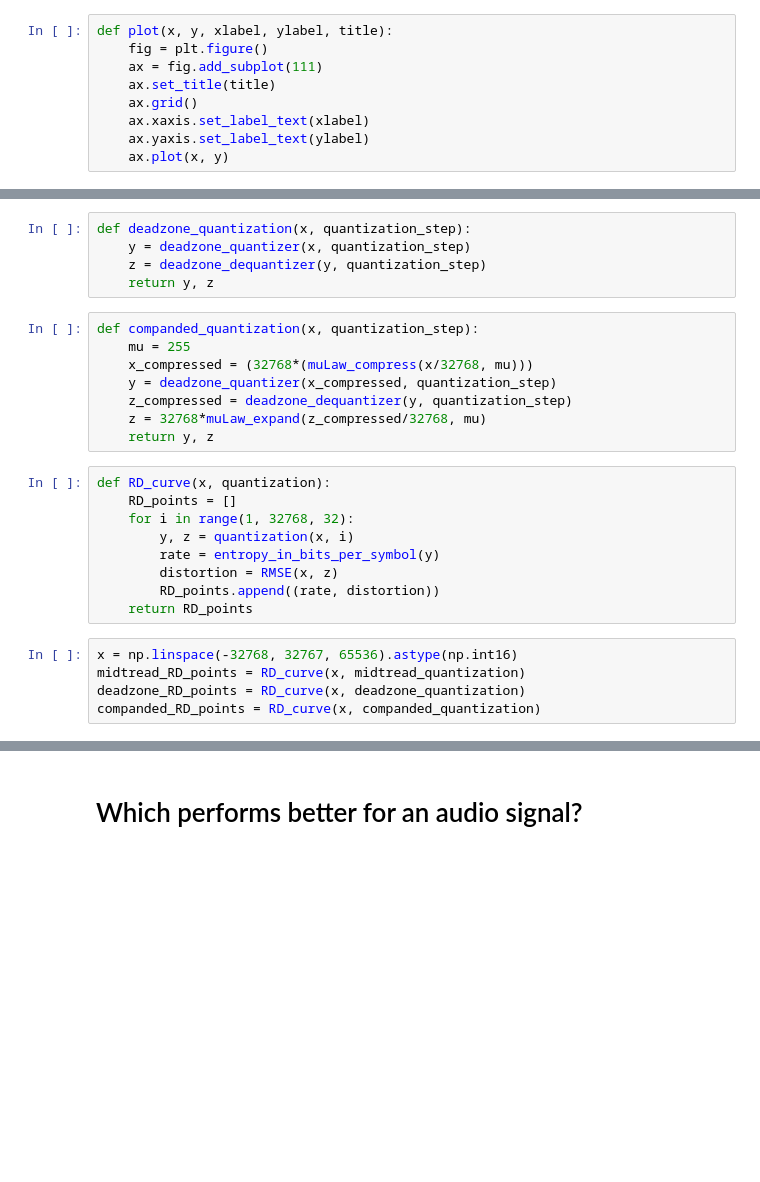
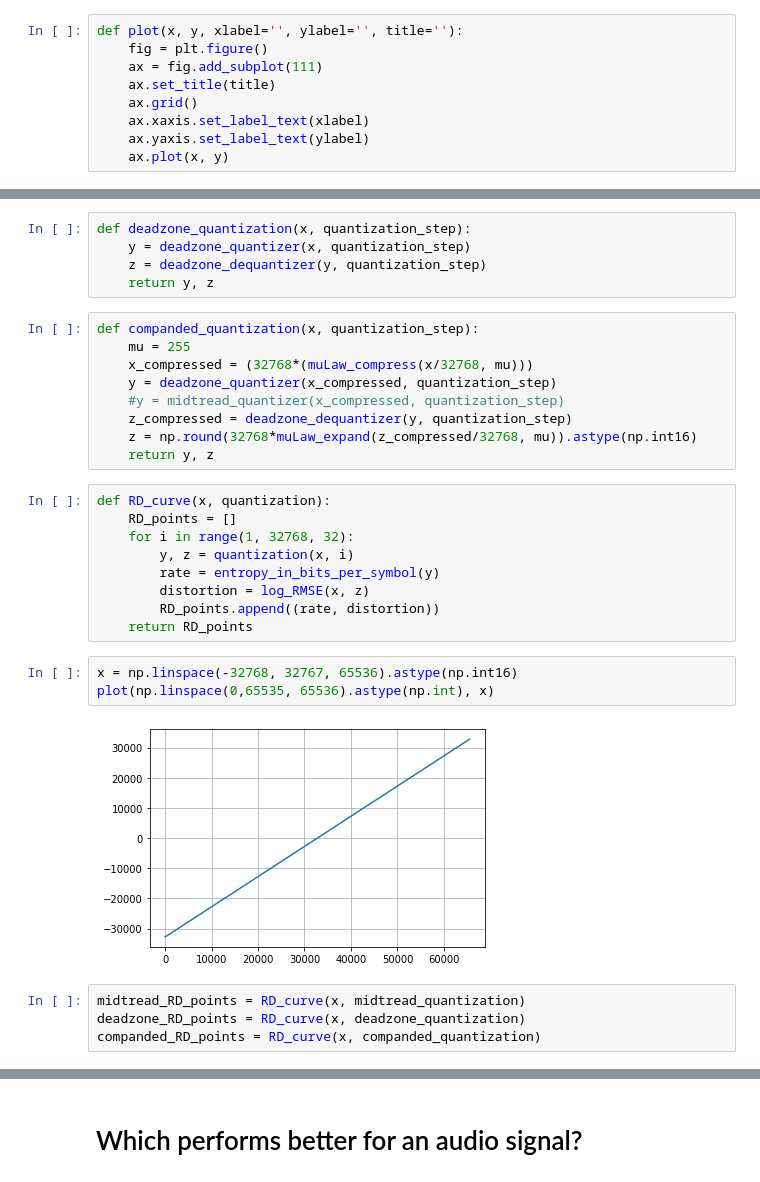
Before and after one commit to Tecnologias-multimedia/Tecnologias-multimedia.github.io, a Jupyter notebook: study_guide/quantization/graphics/quantization.ipynb, the cells around one changed output, grey strips where cells are left out. Drawn from its saved outputs; the diff is of its cells as text; blank space fills up the shorter version.

```diff
--- a/study_guide/quantization/graphics/quantization.ipynb
+++ b/study_guide/quantization/graphics/quantization.ipynb
@@ -29,7 +29,7 @@ def plot_quantizer(x_plot, y_plot, title):
     ax.grid()
     ax.plot(x_plot, y_plot)
 # %%
-def plot(x, y, xlabel, ylabel, title):
+def plot(x, y, xlabel='', ylabel='', title=''):
     fig = plt.figure()
     ax = fig.add_subplot(111)
     ax.set_title(title)
@@ -456,8 +464,9 @@ def companded_quantization(x, quantization_step):
     mu = 255
     x_compressed = (32768*(muLaw_compress(x/32768, mu)))
     y = deadzone_quantizer(x_compressed, quantization_step)
+    #y = midtread_quantizer(x_compressed, quantization_step)
     z_compressed = deadzone_dequantizer(y, quantization_step)
-    z = 32768*muLaw_expand(z_compressed/32768, mu)
+    z = np.round(32768*muLaw_expand(z_compressed/32768, mu)).astype(np.int16)
     return y, z
 # %%
 def RD_curve(x, quantization):
@@ -465,11 +474,15 @@ def RD_curve(x, quantization):
     for i in range(1, 32768, 32):
         y, z = quantization(x, i)
         rate = entropy_in_bits_per_symbol(y)
-        distortion = RMSE(x, z)
+        distortion = log_RMSE(x, z)
         RD_points.append((rate, distortion))
     return RD_points
+# %%
+x = np.linspace(-32768, 32767, 65536).astype(np.int16)
+plot(np.linspace(0,65535, 65536).astype(np.int), x)
+# %% [output]
+[figure, added]
 # %%
-x = np.linspace(-32768, 32767, 65536).astype(np.int16)
 midtread_RD_points = RD_curve(x, midtread_quantization)
 deadzone_RD_points = RD_curve(x, deadzone_quantization)
 companded_RD_points = RD_curve(x, companded_quantization)
```
Also changed, not shown: parts of 20 cells of this notebook.
